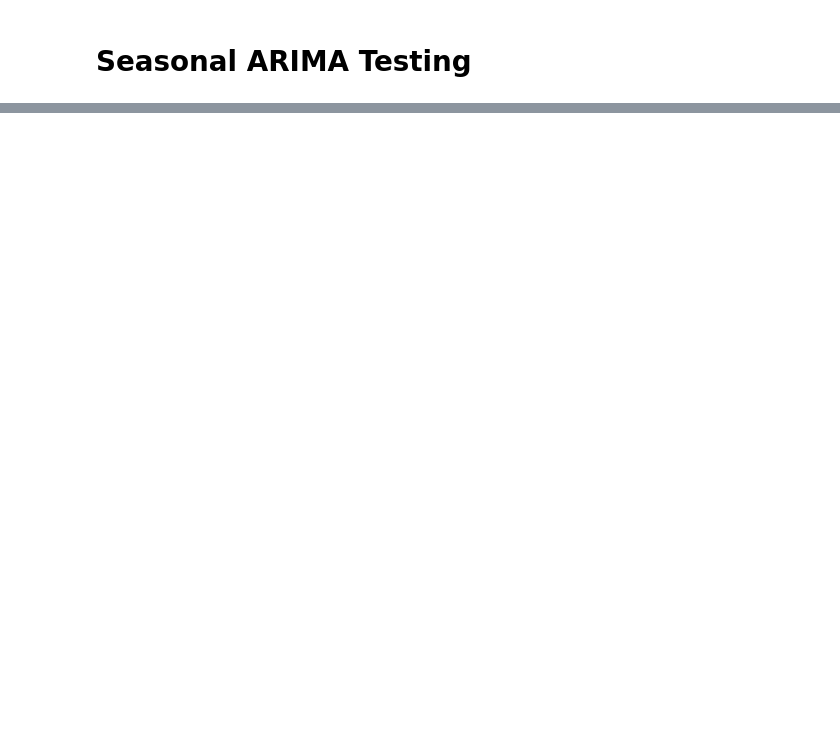
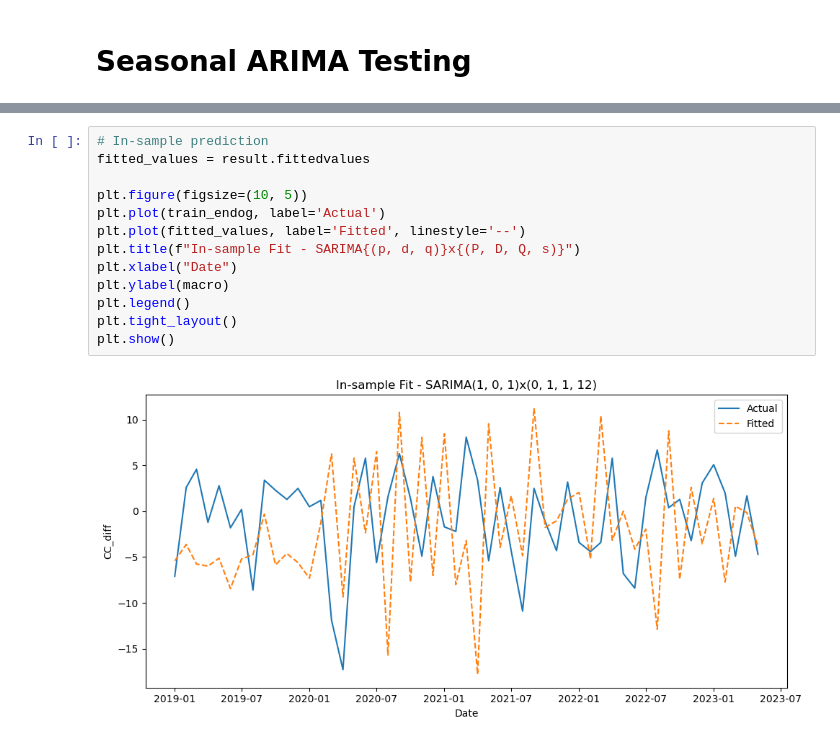
Before and after one commit to tianyishen701/CryptoMacroecon-Prediction-CSUREMM, a Jupyter notebook: AR Testing.ipynb, the cells around one changed output, grey strips where cells are left out. Drawn from its saved outputs; the diff is of its cells as text; blank space fills up the shorter version.

```diff
--- a/AR Testing.ipynb
+++ b/AR Testing.ipynb
@@ -305,3 +311,18 @@ ABNORMAL_TERMINATION_IN_LNSRCH
   Previous x, f and g restored.
  Possible causes: 1 error in function or gradient evaluation;
                   2 rounding error dominate computation.
+# %%
+# In-sample prediction
+fitted_values = result.fittedvalues
+
+plt.figure(figsize=(10, 5))
+plt.plot(train_endog, label='Actual')
+plt.plot(fitted_values, label='Fitted', linestyle='--')
+plt.title(f"In-sample Fit - SARIMA{(p, d, q)}x{(P, D, Q, s)}")
+plt.xlabel("Date")
+plt.ylabel(macro)
+plt.legend()
+plt.tight_layout()
+plt.show()
+# %% [output]
+[figure, added]
```
Also changed, not shown: parts of 12 cells of this notebook.
